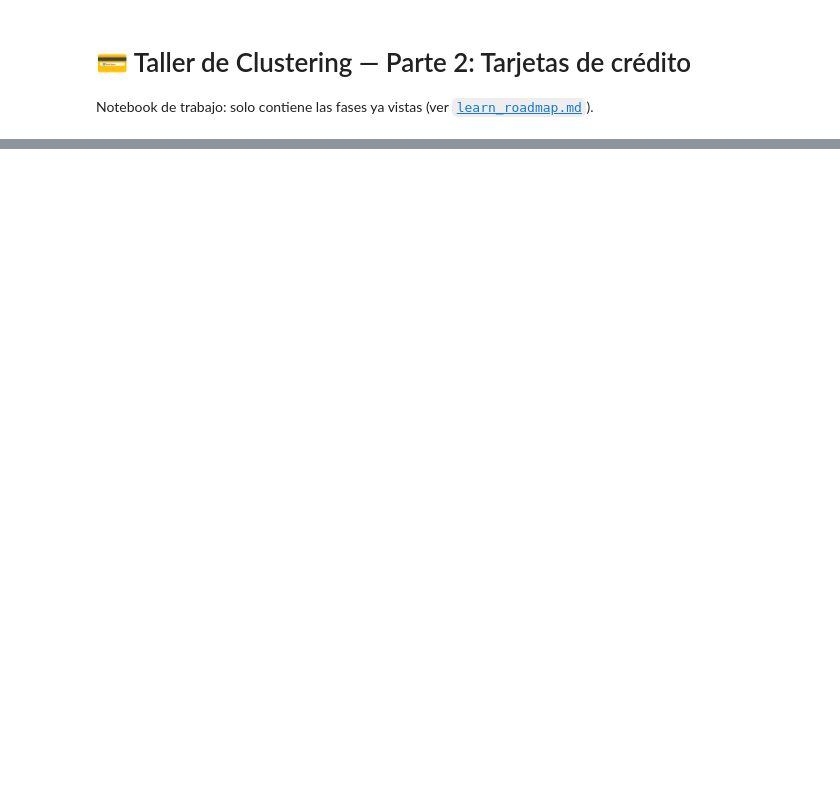
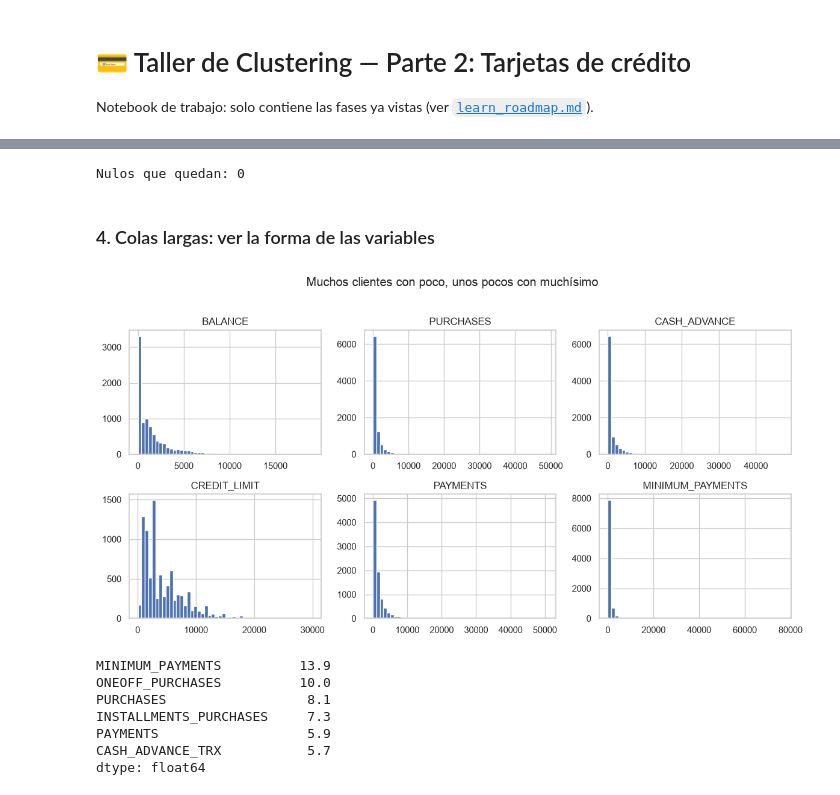
Before and after one commit to IA-P1-BCN/juanCarlos-investigacion-clustering, a Jupyter notebook: workshop-tarjetas.ipynb, the cells around one changed output, grey strips where cells are left out. Drawn from its saved outputs; the diff is of its cells as text; code cells hidden in the pictures; blank space fills up the shorter version.

Commit message:
taller(08): tarjetas — preparación (mediana, colas largas, StandardScaler)
Co-Authored-By: Claude Opus 5.5 <noreply@anthropic.com>

```diff
--- a/workshop-tarjetas.ipynb
+++ b/workshop-tarjetas.ipynb
@@ -203,0 +81,3 @@ dtype: int64
+# %%
+df = df.drop(columns="CUST_ID")
+df.shape
@@ -203,0 +97,3 @@ dtype: int64
+# %%
+df["CASH_ADVANCE_FREQUENCY"] = df["CASH_ADVANCE_FREQUENCY"].clip(upper=1)
+print("Frecuencias > 1 tras corregir:", (df["CASH_ADVANCE_FREQUENCY"] > 1).sum())
@@ -203,0 +106,3 @@ dtype: int64
+# %%
+for col in ["CREDIT_LIMIT", "MINIMUM_PAYMENTS"]:
+    print(f"{col:17}  media: {df[col].mean():8.1f}   mediana: {df[col].median():8.1f}   máximo: {df[col].max():9.1f}")
@@ -203,0 +122,26 @@ dtype: int64
+# %%
+for col in ["CREDIT_LIMIT", "MINIMUM_PAYMENTS"]:
+    df[col] = df[col].fillna(df[col].median())
+
+print("Nulos que quedan:", df.isnull().sum().sum())
+# %% [output]
+Nulos que quedan: 0
+# %% [markdown]
+### 4. Colas largas: ver la forma de las variables
+# %%
+cols = ["BALANCE", "PURCHASES", "CASH_ADVANCE", "CREDIT_LIMIT", "PAYMENTS", "MINIMUM_PAYMENTS"]
+df[cols].hist(bins=50, figsize=(12, 6), layout=(2, 3))
+plt.suptitle("Muchos clientes con poco, unos pocos con muchísimo", y=1.02)
+plt.tight_layout(); plt.show()
+
+# Asimetría (skew): 0 = simétrica; cuanto más alta, más larga la cola derecha
+df.skew().sort_values(ascending=False).round(1).head(6)
+# %% [output]
+[figure, added]
+MINIMUM_PAYMENTS          13.9
+ONEOFF_PURCHASES          10.0
+PURCHASES                  8.1
+INSTALLMENTS_PURCHASES     7.3
+PAYMENTS                   5.9
+CASH_ADVANCE_TRX           5.7
+dtype: float64
```
Also changed, not shown: parts of 30 cells of this notebook, 4 other files.
